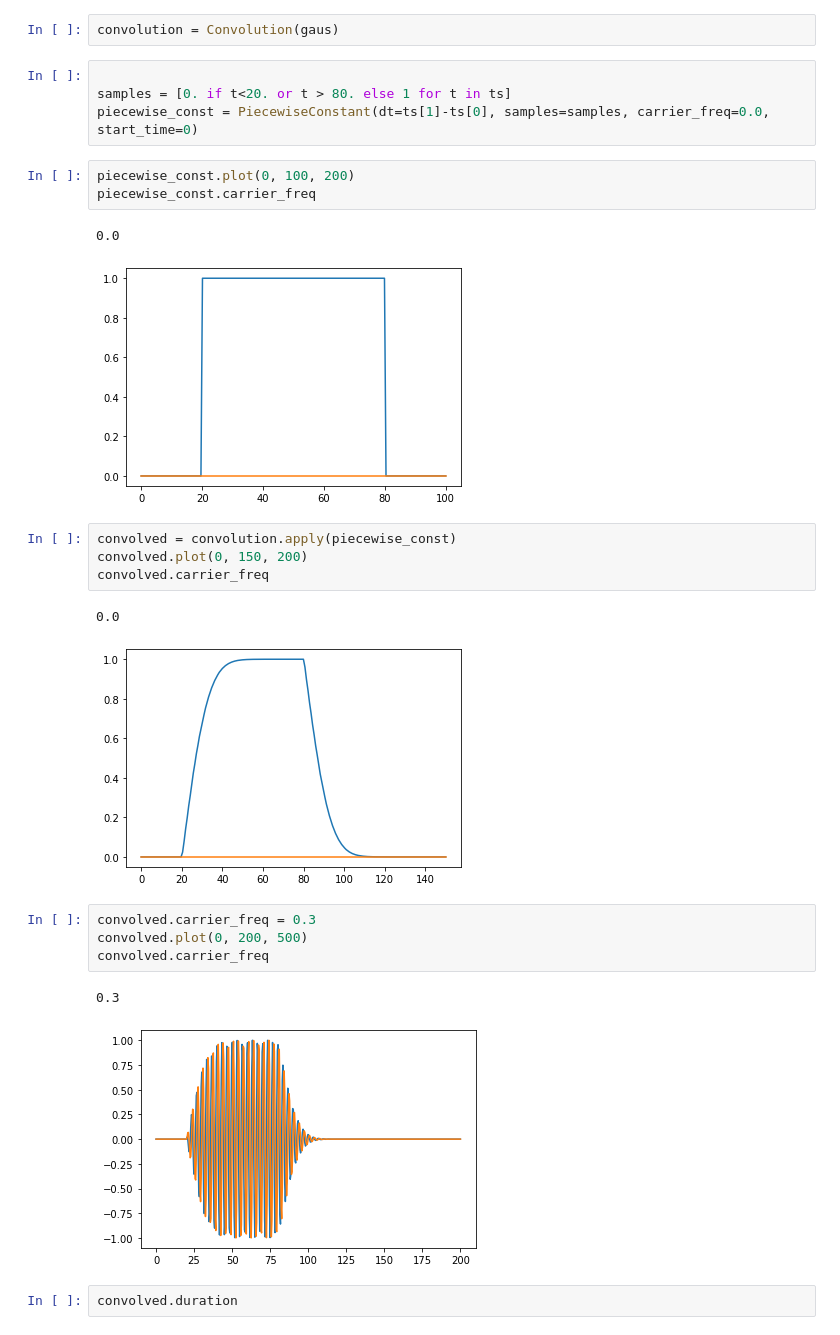
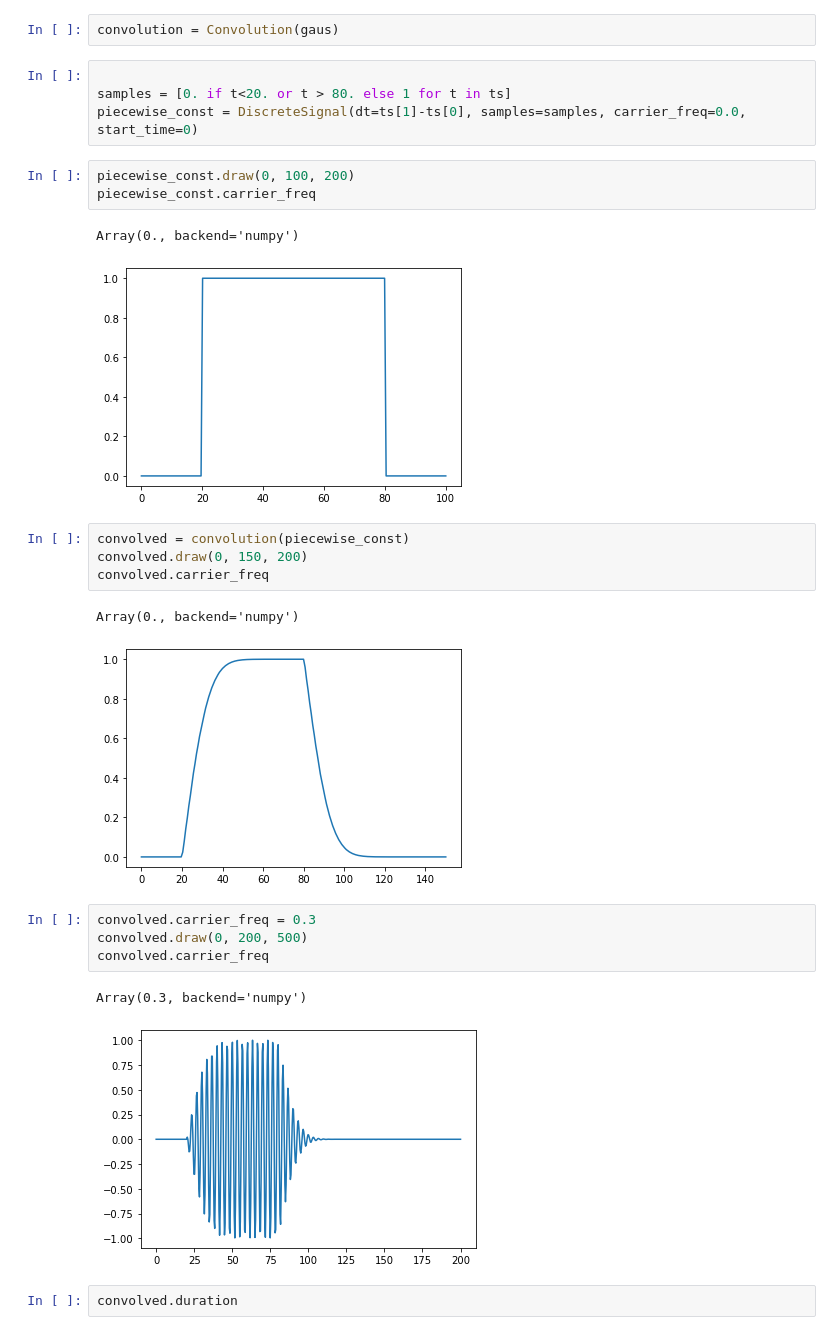
Before and after one commit to qiskit-community/qiskit-dynamics, a Jupyter notebook: example_notebooks/Signals.ipynb, the cells around one changed output. Cells and saved outputs as stored; diff of their text form.

```diff
--- a/example_notebooks/Signals.ipynb
+++ b/example_notebooks/Signals.ipynb
@@ -133,27 +138,27 @@ convolution = Convolution(gaus)
 # %%
 
 samples = [0. if t<20. or t > 80. else 1 for t in ts]
-piecewise_const = PiecewiseConstant(dt=ts[1]-ts[0], samples=samples, carrier_freq=0.0, start_time=0)
+piecewise_const = DiscreteSignal(dt=ts[1]-ts[0], samples=samples, carrier_freq=0.0, start_time=0)
 # %%
-piecewise_const.plot(0, 100, 200)
+piecewise_const.draw(0, 100, 200)
 piecewise_const.carrier_freq
 # %% [output]
-0.0
+Array(0., backend='numpy')
-[figure, old version]
+[figure, new version]
 # %%
-convolved = convolution.apply(piecewise_const)
-convolved.plot(0, 150, 200)
+convolved = convolution(piecewise_const)
+convolved.draw(0, 150, 200)
 convolved.carrier_freq
 # %% [output]
-0.0
+Array(0., backend='numpy')
-[figure, old version]
+[figure, new version]
 # %%
 convolved.carrier_freq = 0.3
-convolved.plot(0, 200, 500)
+convolved.draw(0, 200, 500)
 convolved.carrier_freq
 # %% [output]
-0.3
+Array(0.3, backend='numpy')
-[figure, old version]
+[figure, new version]
 # %%
 convolved.duration
 # %% [output]
```
Also changed, not shown: parts of 21 cells of this notebook, 2 other files.
